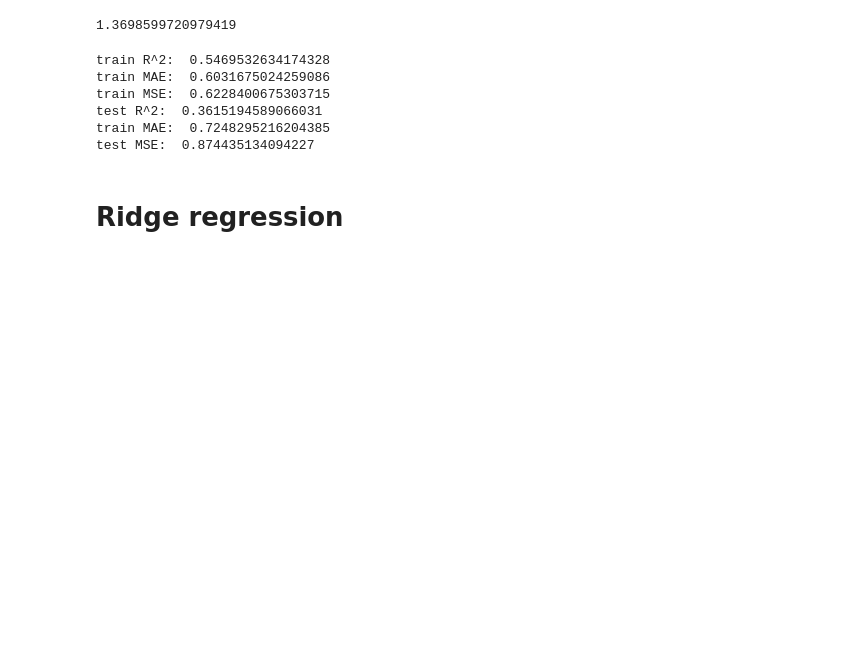
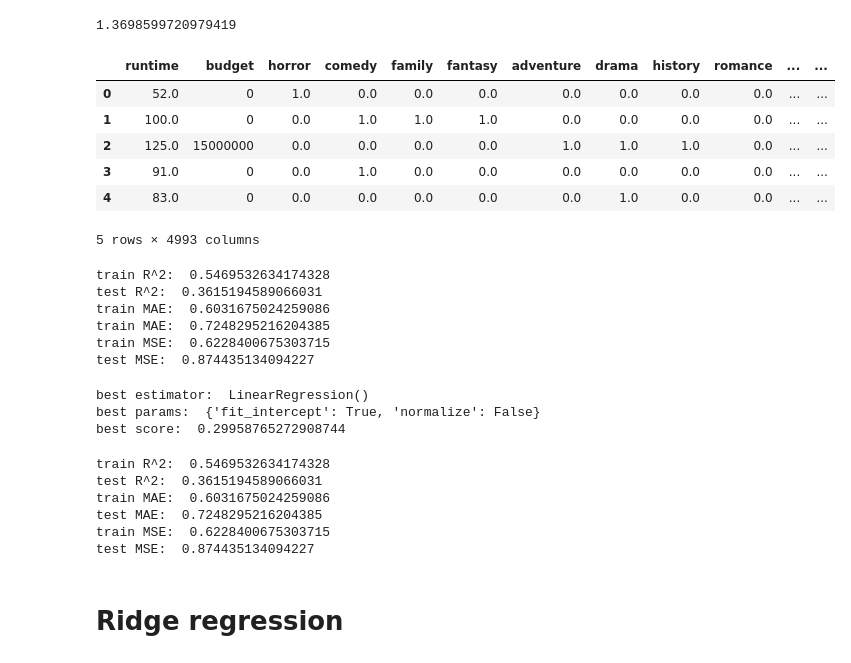
Before and after one commit to nenadperisic/PredictingMovieRatings, a Jupyter notebook: src/regression.ipynb, the cells around one changed output. Cells and saved outputs as stored; diff of their text form; code cells hidden in the pictures; blank space fills up the shorter version.

Commit message:
Finished regression first part

```diff
--- a/src/regression.ipynb
+++ b/src/regression.ipynb
@@ -34,3 +35,13 @@ test_X = test_data.drop(columns=['IMDB Score'])
 print(np.cov(test_data['IMDB Score']))
 # %% [output]
 1.3698599720979419
+# %%
+X_train.head()
+# %% [output]
+|  | runtime | budget | horror | comedy | family | fantasy | adventure | drama | history | romance | ... | ... |
+| 0 | 52.0 | 0 | 1.0 | 0.0 | 0.0 | 0.0 | 0.0 | 0.0 | 0.0 | 0.0 | ... | ... |
+| 1 | 100.0 | 0 | 0.0 | 1.0 | 1.0 | 1.0 | 0.0 | 0.0 | 0.0 | 0.0 | ... | ... |
+| 2 | 125.0 | 15000000 | 0.0 | 0.0 | 0.0 | 0.0 | 1.0 | 1.0 | 1.0 | 0.0 | ... | ... |
+| 3 | 91.0 | 0 | 0.0 | 1.0 | 0.0 | 0.0 | 0.0 | 0.0 | 0.0 | 0.0 | ... | ... |
+| 4 | 83.0 | 0 | 0.0 | 0.0 | 0.0 | 0.0 | 0.0 | 1.0 | 0.0 | 0.0 | ... | ... |
+5 rows × 4993 columns
@@ -37 +50,17 @@ print(np.cov(test_data['IMDB Score']))
+# %%
+print('train R^2: ', linearRegression.score(X_train, train_data['IMDB Score']))
+print('test R^2: ', linearRegression.score(X_test, test_data['IMDB Score']))
+
+print('train MAE: ', mean_absolute_error(linearRegression.predict(X_train), train_data['IMDB Score']))
+print('train MAE: ', mean_absolute_error(linearRegression.predict(X_test), test_data['IMDB Score']))
+
+print('train MSE: ', mean_squared_error(linearRegression.predict(X_train), train_data['IMDB Score']))
+print('test MSE: ', mean_squared_error(linearRegression.predict(X_test), test_data['IMDB Score']))
+# %% [output]
+train R^2:  0.5469532634174328
+test R^2:  0.3615194589066031
+train MAE:  0.6031675024259086
+train MAE:  0.7248295216204385
+train MSE:  0.6228400675303715
+test MSE:  0.874435134094227
 # %%
@@ -40,20 +69,27 @@ linearRegression = LinearRegression().fit(train_X, train_data['IMDB Score'])
+# %%
+print("best estimator: ", linearModel.best_estimator_)
+print("best params: ", linearModel.best_params_)
+print("best score: ", linearModel.best_score_)
+# %% [output]
+best estimator:  LinearRegression()
+best params:  {'fit_intercept': True, 'normalize': False}
+best score:  0.29958765272908744
 # %%
-print('train R^2: ', linearRegression.score(train_X, train_data['IMDB Score']))
-print('train MAE: ', mean_absolute_error(linearRegression.predict(train_X), train_data['IMDB Score']))
-print('train MSE: ', mean_squared_error(linearRegression.predict(train_X), train_data['IMDB Score']))
+linearRegressionGrid = LinearRegression(fit_intercept= True, normalize=False).fit(X_train, train_data['IMDB Score'])
+print('train R^2: ', linearRegressionGrid.score(X_train, train_data['IMDB Score']))
+print('test R^2: ', linearRegressionGrid.score(X_test, test_data['IMDB Score']))
 
-# print('valid R^2: ', linearRegression.score(valid_X, valid_data['IMDB Score']))
-# print('valid MSE: ', mean_squared_error(linearRegression.predict(valid_X), valid_data['IMDB Score']))
+print('train MAE: ', mean_absolute_error(linearRegressionGrid.predict(X_train), train_data['IMDB Score']))
+print('test MAE: ', mean_absolute_error(linearRegressionGrid.predict(X_test), test_data['IMDB Score']))
 
-print('test R^2: ', linearRegression.score(test_X, test_data['IMDB Score']))
-print('train MAE: ', mean_absolute_error(linearRegression.predict(test_X), test_data['IMDB Score']))
-print('test MSE: ', mean_squared_error(linearRegression.predict(test_X), test_data['IMDB Score']))
+print('train MSE: ', mean_squared_error(linearRegressionGrid.predict(X_train), train_data['IMDB Score']))
+print('test MSE: ', mean_squared_error(linearRegressionGrid.predict(X_test), test_data['IMDB Score']))
 # %% [output]
 train R^2:  0.5469532634174328
+test R^2:  0.3615194589066031
 train MAE:  0.6031675024259086
+test MAE:  0.7248295216204385
 train MSE:  0.6228400675303715
-test R^2:  0.3615194589066031
-train MAE:  0.7248295216204385
 test MSE:  0.874435134094227
 # %% [markdown]
 # Ridge regression
```
Also changed, not shown: parts of 23 cells of this notebook, 5 other files.
